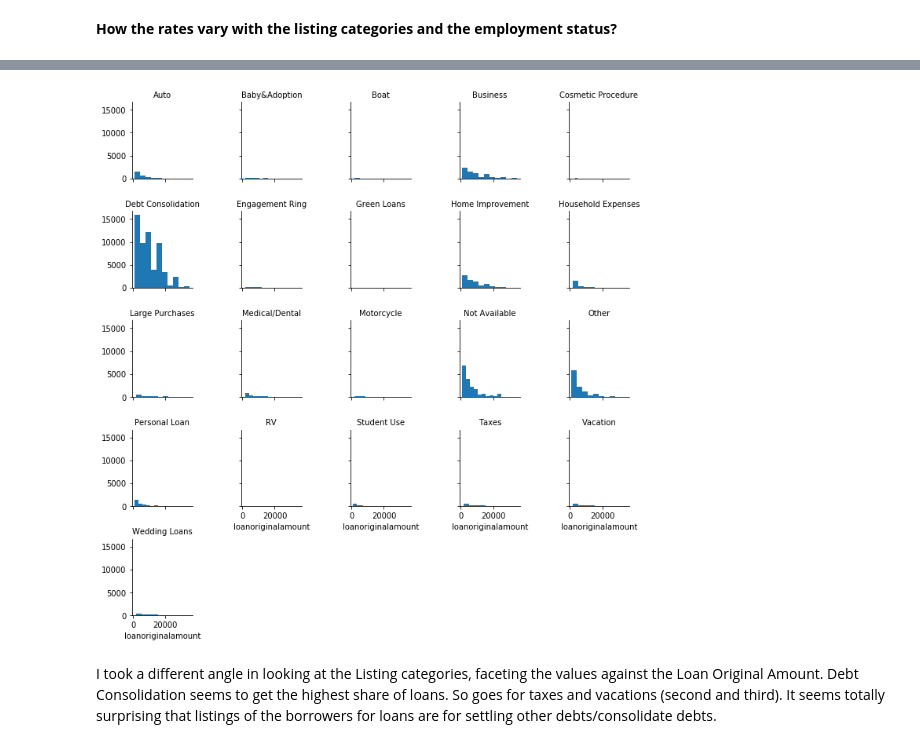
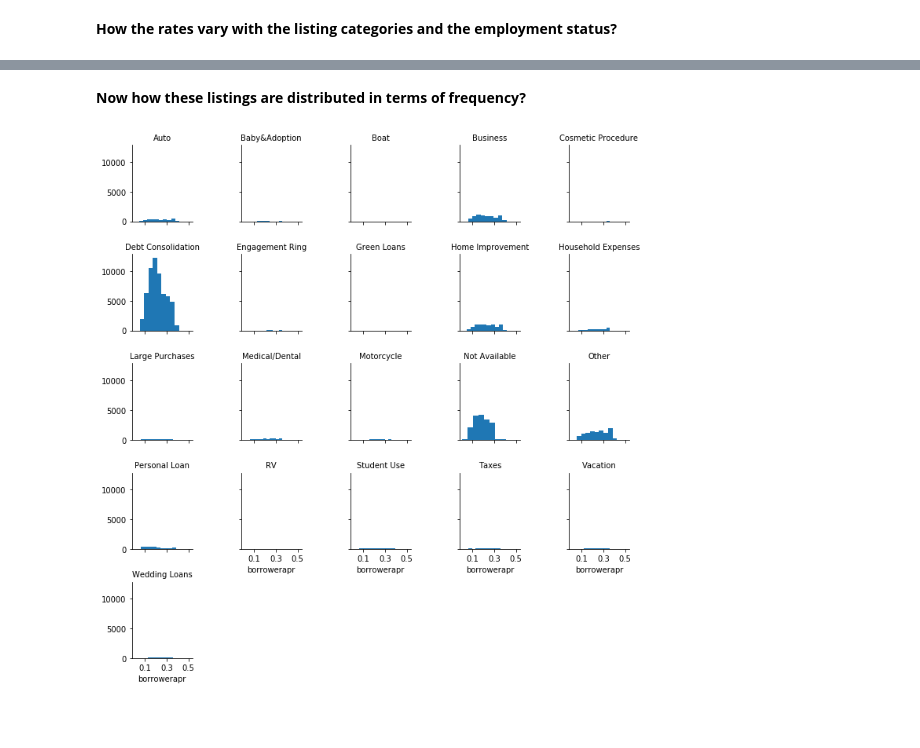
Before and after one commit to islamellawendy/Communicate-Data-Findings, a Jupyter notebook: exploration_template.ipynb, the cells around one changed output, grey strips where cells are left out. Saved outputs shown, nothing was run; the diff lists cells and outputs as text; code cells hidden in the pictures; blank space fills up the shorter version.

```diff
--- a/exploration_template.ipynb
+++ b/exploration_template.ipynb
@@ -27,7 +27,7 @@ I will pull a set of variables here for analysis (With the listing key only acti
 df2 = df[['ListingKey','Term', 'LoanStatus', 'CreditGrade','ClosedDate','BorrowerAPR','BorrowerRate', 'EstimatedEffectiveYield'
           ,'ProsperRating (Alpha)', 'ProsperScore', 'ListingCategory (numeric)','BorrowerState','EmploymentStatus'
           , 'Occupation', 'EmploymentStatusDuration','IsBorrowerHomeowner', 'DebtToIncomeRatio','IncomeRange', 'StatedMonthlyIncome', 'LoanOriginalAmount'
-          , 'LoanOriginationDate','MonthlyLoanPayment','PercentFunded', 'Investors']]
+          , 'LoanOriginationDate', 'LoanOriginationQuarter','MonthlyLoanPayment','PercentFunded', 'Investors']]
 # %%
 df2.head()
 # %% [output]
@@ -350,8 +366,8 @@ Employment status 'Other'also seem second highest, but with no evidence of the a
+# %% [markdown]
+**Now how these listings are distributed in terms of frequency?**
 # %%
 g = sb.FacetGrid(data = df2, col = 'listingcat', col_wrap = 5, height = 2);
-g.map(plt.hist, "loanoriginalamount");
+g.map(plt.hist, "borrowerapr").set(xticks=[0.1, 0.3, 0.5]);
 g.set_titles('{col_name}');
 # %% [output]
-[figure, old version]
+[figure, new version]
-# %% [markdown]
-I took a different angle in looking at the Listing categories, faceting the values against the Loan Original Amount. Debt Consolidation seems to get the highest share of loans. So goes for taxes and vacations (second and third). It seems totally surprising that listings of the borrowers for loans are for settling other debts/consolidate debts.
```
Also changed, not shown: parts of 16 cells of this notebook, 1 other file.
